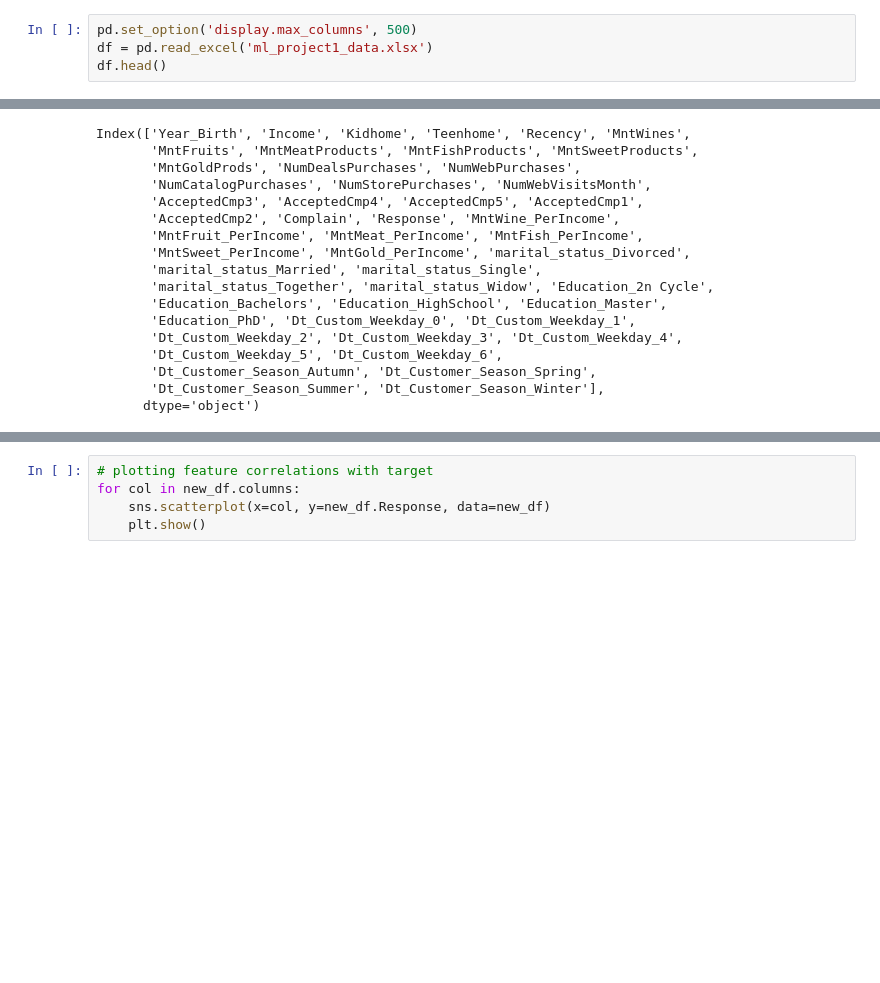
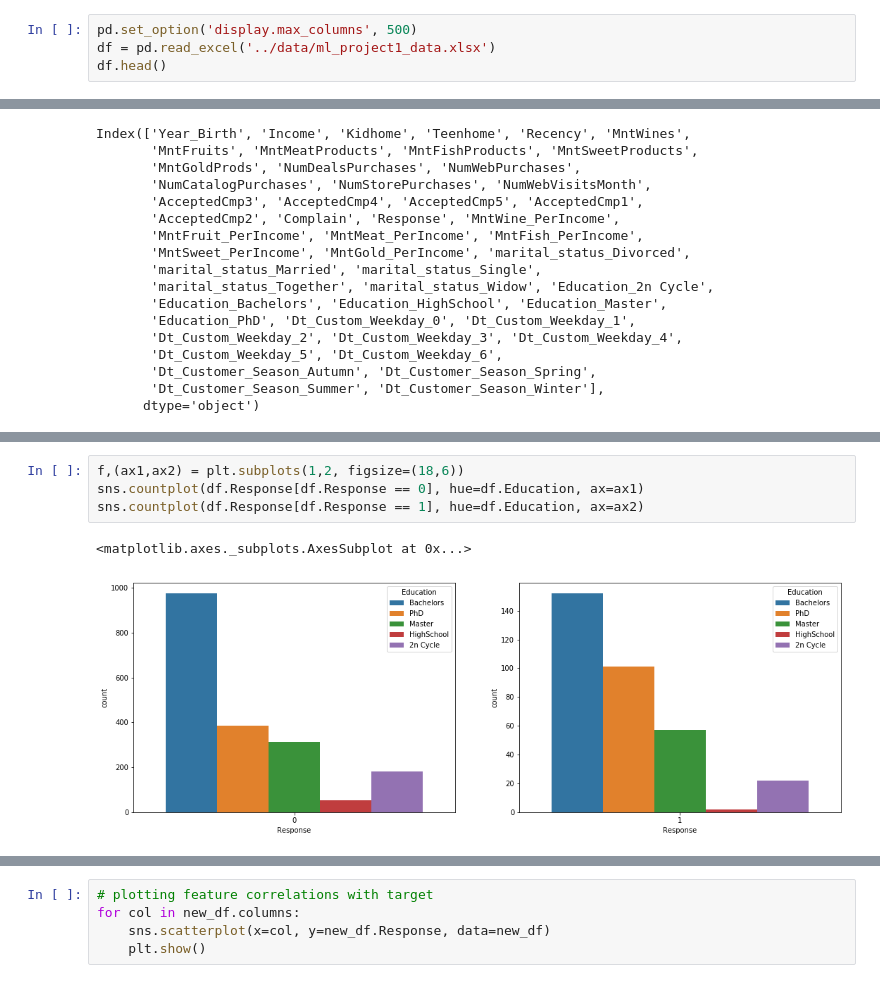
Before and after one commit to dlm6693/DS-Mod-3-Project, a Jupyter notebook: jupyter notebooks/Cleaning + EDA.ipynb, the cells around one changed output, grey strips where cells are left out. Saved outputs shown, nothing was run; the diff lists cells and outputs as text; blank space fills up the shorter version.

```diff
--- a/jupyter notebooks/Cleaning + EDA.ipynb
+++ b/jupyter notebooks/Cleaning + EDA.ipynb
@@ -7,5 +7,5 @@ import warnings
 warnings.filterwarnings('ignore')
 # %%
 pd.set_option('display.max_columns', 500)
-df = pd.read_excel('ml_project1_data.xlsx')
+df = pd.read_excel('../data/ml_project1_data.xlsx')
 df.head()
@@ -434,0 +451,7 @@ sns.barplot(stuff)
+# %%
+f,(ax1,ax2) = plt.subplots(1,2, figsize=(18,6))
+sns.countplot(df.Response[df.Response == 0], hue=df.Education, ax=ax1)
+sns.countplot(df.Response[df.Response == 1], hue=df.Education, ax=ax2)
+# %% [output]
+<matplotlib.axes._subplots.AxesSubplot at 0x...>
+[figure, added]
```
Also changed, not shown: parts of 22 cells of this notebook.
